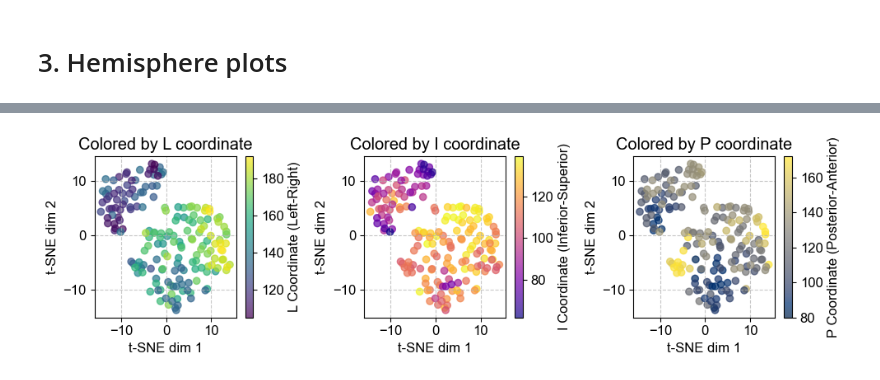
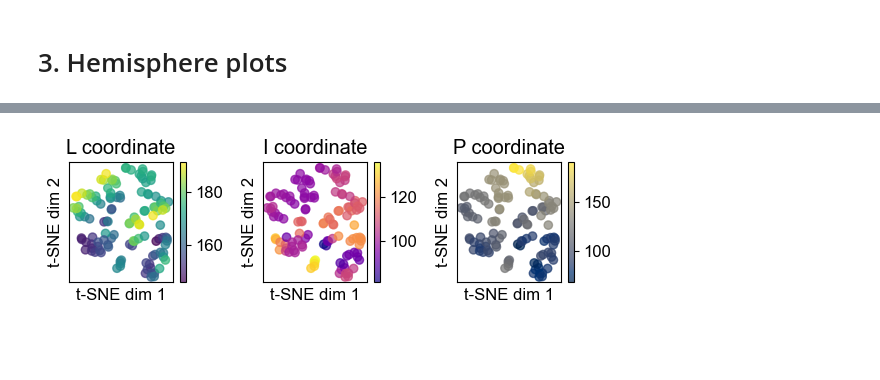
Before and after one commit to azaho/bfm, a Jupyter notebook: paper_figures/F5_electrode_embeddings/exp_corr_distance_electrodes.ipynb, the cells around one changed output, grey strips where cells are left out. Saved outputs shown, nothing was run; the diff lists cells and outputs as text; code cells hidden in the pictures; blank space fills up the shorter version.

```diff
--- a/paper_figures/F5_electrode_embeddings/exp_corr_distance_electrodes.ipynb
+++ b/paper_figures/F5_electrode_embeddings/exp_corr_distance_electrodes.ipynb
@@ -95,7 +95,7 @@ for subject_id in subject_ids:
 
     if normalize_embeddings:
         electrode_embeddings = (electrode_embeddings - electrode_embeddings.mean(dim=1, keepdim=True)) / electrode_embeddings.std(dim=1, keepdim=True)
-        electrode_embeddings = (electrode_embeddings) / electrode_embeddings.std(dim=1, keepdim=True)
+        electrode_embeddings = (electrode_embeddings) / (electrode_embeddings**2).sum(dim=1, keepdim=True)**0.5
 
     subjects_electrode_embeddings[subject_id] = electrode_embeddings.numpy()
     subjects_electrode_coordinates[subject_id] = electrode_coordinates.numpy()
@@ -114,7 +114,7 @@ Keys in the model dictionary:
 # %%
 
 plot_subject_ids = [1, 2, 3, 4, 5, 6, 7, 8, 9, 10]#subject_ids#[7, 3]
-plot_subject_ids = [4]#, 4, 7, 10]
+plot_subject_ids = [3]#, 4, 7, 10]
 # %% [markdown]
 # 2. Calculate pairwise distances between electrode coordinates
 # %%
@@ -341,42 +361,48 @@ else:
 # %%
 # Create a figure with 3 subplots for L, I, P coordinates
-fig, axes = plt.subplots(1, 3, figsize=(10, 3))
+fig, axes = plt.subplots(1, 3, figsize=(6, 2))
 
 # Determine the correct title based on the dimensionality reduction method
 method_name = "t-SNE" if use_tsne else "PCA"
 
 # Plot for L coordinate (Left-Right)
 scatter_L = axes[0].scatter(electrode_embeddings_2d[:, 0], electrode_embeddings_2d[:, 1],
                           c=all_electrode_coordinates[:, 0], cmap='viridis', alpha=0.7)
-axes[0].set_title(f'Colored by L coordinate')
+axes[0].set_title(f'L coordinate')
 axes[0].set_xlabel(f'{method_name} dim 1')
 axes[0].set_ylabel(f'{method_name} dim 2')
 axes[0].grid(True, linestyle='--', alpha=0.7)
-plt.colorbar(scatter_L, ax=axes[0], label='L Coordinate (Left-Right)')
+axes[0].set_xticks([])
+axes[0].set_yticks([])
+plt.colorbar(scatter_L, ax=axes[0])
 
 # Plot for I coordinate (Inferior-Superior)
 scatter_I = axes[1].scatter(electrode_embeddings_2d[:, 0], electrode_embeddings_2d[:, 1],
                           c=all_electrode_coordinates[:, 1], cmap='plasma', alpha=0.7)
-axes[1].set_title(f'Colored by I coordinate')
+axes[1].set_title(f'I coordinate')
 axes[1].set_xlabel(f'{method_name} dim 1')
 axes[1].set_ylabel(f'{method_name} dim 2')
 axes[1].grid(True, linestyle='--', alpha=0.7)
-plt.colorbar(scatter_I, ax=axes[1], label='I Coordinate (Inferior-Superior)')
+axes[1].set_xticks([])
+axes[1].set_yticks([])
+plt.colorbar(scatter_I, ax=axes[1])
 
 # Plot for P coordinate (Posterior-Anterior)
 scatter_P = axes[2].scatter(electrode_embeddings_2d[:, 0], electrode_embeddings_2d[:, 1],
                           c=all_electrode_coordinates[:, 2], cmap='cividis', alpha=0.7)
-axes[2].set_title(f'Colored by P coordinate')
+axes[2].set_title(f'P coordinate')
 axes[2].set_xlabel(f'{method_name} dim 1')
 axes[2].set_ylabel(f'{method_name} dim 2')
 axes[2].grid(True, linestyle='--', alpha=0.7)
-plt.colorbar(scatter_P, ax=axes[2], label='P Coordinate (Posterior-Anterior)')
+axes[2].set_xticks([])
+axes[2].set_yticks([])
+plt.colorbar(scatter_P, ax=axes[2])
 
 plt.tight_layout()
-plt.savefig(f'paper_figures/F5_electrode_embeddings/{method_name}_pca_electrodes_{model_dirname}.pdf', bbox_inches='tight', dpi=300)
+plt.savefig(f'paper_figures/F5_electrode_embeddings/sub{subject_id}_{method_name}_pca_electrodes_{model_dirname}.pdf', bbox_inches='tight', dpi=300)
 plt.show()
 # %% [output]
-[figure, old version]
+[figure, new version]
 # %%
 # Create a figure with 3 subplots for L, I, P coordinates
 fig, axes = plt.subplots(1, 4, figsize=(14, 3))
```
Also changed, not shown: parts of 6 cells of this notebook, 14 other files.
